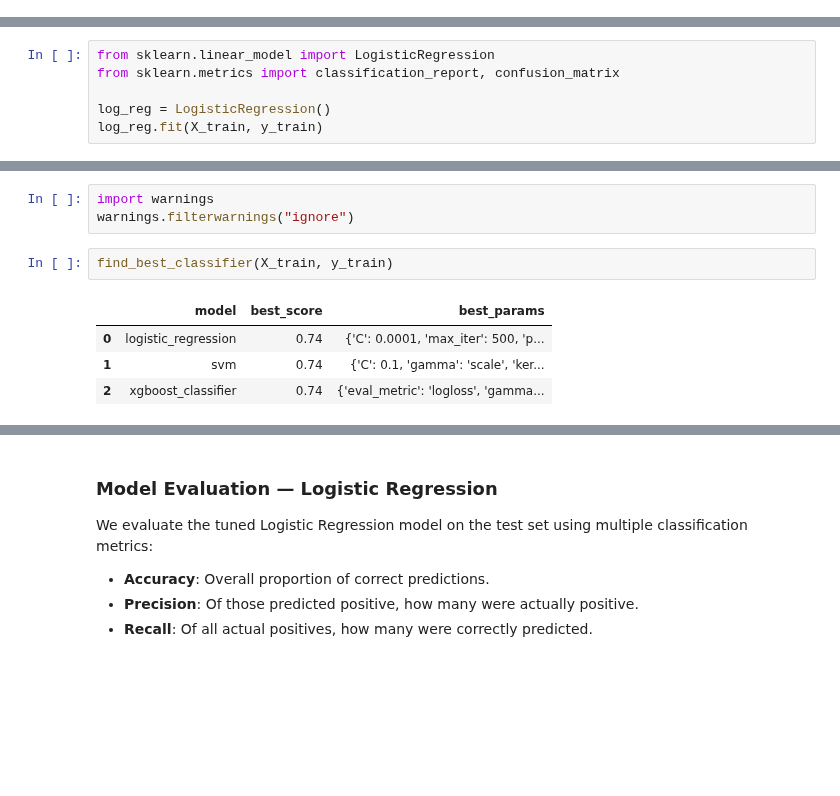
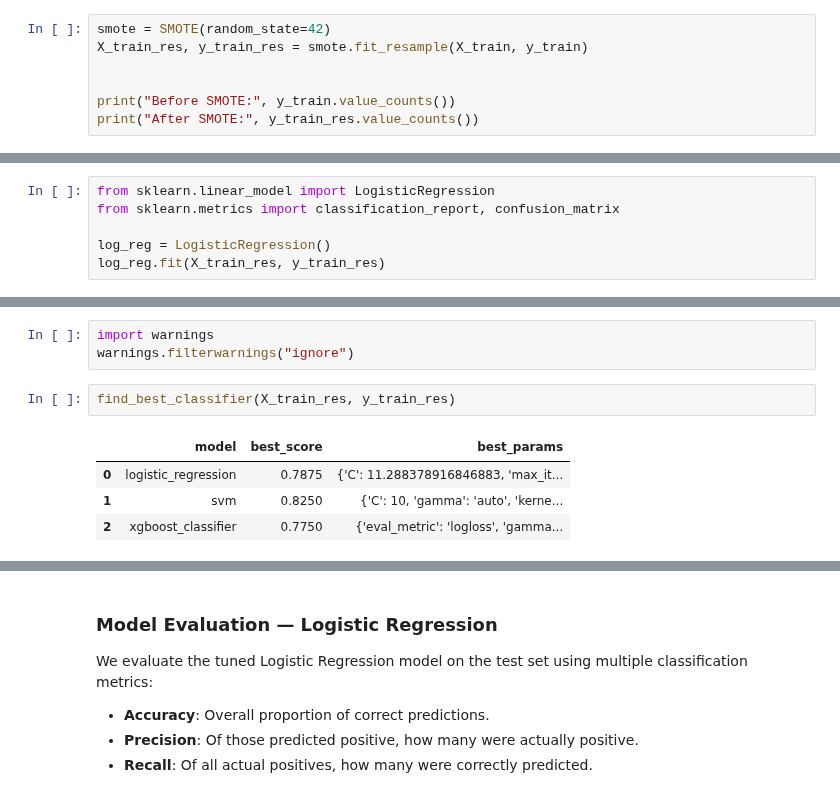
Before and after one commit to J-Kimani/DS, a Jupyter notebook: Projects/Data Proficiency Project/Data Proficiency Project.ipynb, the cells around one changed output, grey strips where cells are left out. Drawn from its saved outputs; the diff is of its cells as text; blank space fills up the shorter version.

```diff
--- a/Projects/Data Proficiency Project/Data Proficiency Project.ipynb
+++ b/Projects/Data Proficiency Project/Data Proficiency Project.ipynb
@@ -1766,0 +1760,7 @@ y_train.value_counts(), y_test.value_counts()
+# %%
+smote = SMOTE(random_state=42)
+X_train_res, y_train_res = smote.fit_resample(X_train, y_train)
+
+
+print("Before SMOTE:", y_train.value_counts())
+print("After SMOTE:", y_train_res.value_counts())
@@ -1798,7 +1807,7 @@ from sklearn.linear_model import LogisticRegression
 from sklearn.metrics import classification_report, confusion_matrix
 
 log_reg = LogisticRegression()
-log_reg.fit(X_train, y_train)
+log_reg.fit(X_train_res, y_train_res)
 # %% [output]
 LogisticRegression()
 # %%
@@ -1914,10 +1923,10 @@ def find_best_classifier(X_train, y_train):
 import warnings
 warnings.filterwarnings("ignore")
 # %%
-find_best_classifier(X_train, y_train)
+find_best_classifier(X_train_res, y_train_res)
 # %% [output]
 |  | model | best_score | best_params |
-| 0 | logistic_regression | 0.74 | {'C': 0.0001, 'max_iter': 500, 'p... |
-| 1 | svm | 0.74 | {'C': 0.1, 'gamma': 'scale', 'ker... |
-| 2 | xgboost_classifier | 0.74 | {'eval_metric': 'logloss', 'gamma... |
+| 0 | logistic_regression | 0.7875 | {'C': 11.288378916846883, 'max_it... |
+| 1 | svm | 0.8250 | {'C': 10, 'gamma': 'auto', 'kerne... |
+| 2 | xgboost_classifier | 0.7750 | {'eval_metric': 'logloss', 'gamma... |
 # %% [markdown]
```
Also changed, not shown: parts of 19 cells of this notebook, 1 other file.
